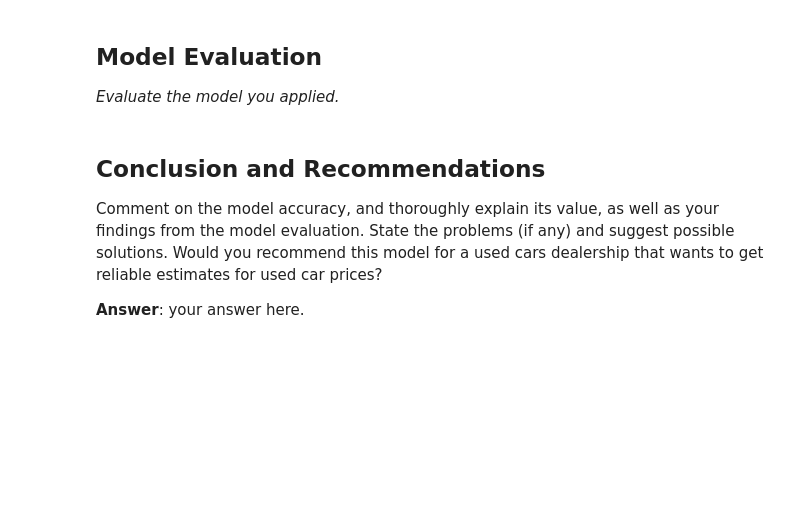
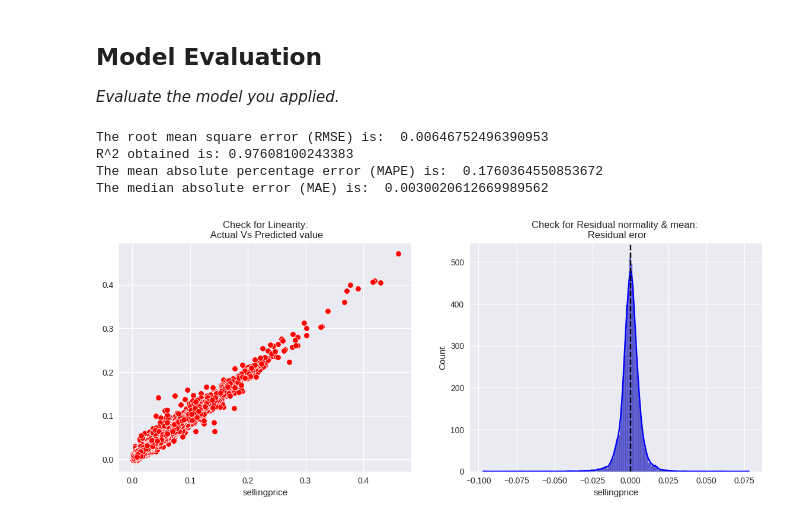
Before and after one commit to ahmedekram98/W2023, a Jupyter notebook: Regression_Mini-Project.ipynb, the cells around one changed output. Cells and saved outputs as stored; diff of their text form; code cells hidden in the pictures; blank space fills up the shorter version.

```diff
--- a/Regression_Mini-Project.ipynb
+++ b/Regression_Mini-Project.ipynb
@@ -330,3 +450,16 @@ _Apply any additional data preparation steps needed before modelling below. Show
 ## Modelling
 
 _Apply the linear regression model below._
+# %%
+# Importing the LinearRegression class from the sklearn.linear_model module
+from sklearn.linear_model import LinearRegression
+# Importing the LinearRegression class from the sklearn.linear_model module
+lin_reg = LinearRegression()
+# Training the linear regression model on your training data & creating a DataFrame that contains the parameters of your linear regression model
+lin_reg.fit(x_train, y_train);
+parameter = ['theta_0'] + ['theta_{}'.format(i+1) for i in range(x.shape[1])]
+columns = ['y-intersect'] + list(x.columns.values)
+sk_theta = pd.Series([lin_reg.intercept_] + list(lin_reg.coef_))
+
+parameter_df = pd.DataFrame({'parameter':parameter,'column':columns, 'theta_value': sk_theta})
+parameter_df
@@ -334,9 +485,47 @@ _Apply the linear regression model below._
 ## Model Evaluation
 
 _Evaluate the model you applied._
-# %% [markdown]
-## Conclusion and Recommendations
-
-Comment on the model accuracy, and thoroughly explain its value, as well as your findings from the model evaluation. State the problems (if any) and suggest possible solutions. Would you recommend this model for a used cars dealership that wants to get reliable estimates for used car prices?
-
-**Answer**: your answer here.
+# %%
+# sklearn regression module
+y_pred = lin_reg.predict(x_test)
+
+# Evaluation
+from sklearn.metrics import mean_squared_error
+rmse = mean_squared_error(y_pred, y_test, squared=False)
+
+# R_square
+R_square = lin_reg.score(x_test,y_test)
+print('The root mean square error (RMSE) is: ', rmse)
+print('R^2 obtained is:', R_square)
+from sklearn.metrics import mean_absolute_percentage_error, median_absolute_error, mean_squared_log_error
+mape = mean_absolute_percentage_error(y_test, y_pred)
+mae = median_absolute_error(y_test, y_pred)
+
+# Due to the model erroneously predicting negative values for the insurance charges, MSLE cannot be used (log of negative numbers is invalid)
+# Such a discovery, while accidental, provides another hint that the predictions needs to be further improved before model deployment,
+# as negative values should not be output for insurance charges predictions
+
+# msle = mean_squared_log_error(y_test, y_pred)
+
+
+print('The mean absolute percentage error (MAPE) is: ', mape)
+print('The median absolute error (MAE) is: ', mae)
+
+# print('The mean squared log error (MSLE) is: ', msle)
+# Checking for linearity
+f = plt.figure(figsize=(14,5))
+ax = f.add_subplot(121)
+sns.scatterplot(x=y_test, y=y_pred, ax=ax, color='r')
+ax.set_title('Check for Linearity:\n Actual Vs Predicted value')
+
+# Checking for residual normality & mean
+ax = f.add_subplot(122)
+sns.histplot(x=(y_test - y_pred), ax=ax, color='b', kde=True)
+ax.axvline((y_test - y_pred).mean(), color='k', linestyle='--')
+ax.set_title('Check for Residual normality & mean: \n Residual eror');
+# %% [output]
+The root mean square error (RMSE) is:  0.00646752496390953
+R^2 obtained is: 0.97608100243383
+The mean absolute percentage error (MAPE) is:  0.1760364550853672
+The median absolute error (MAE) is:  0.0030020612669989562
+[figure, added]
```
Also changed, not shown: parts of 9 cells of this notebook.
